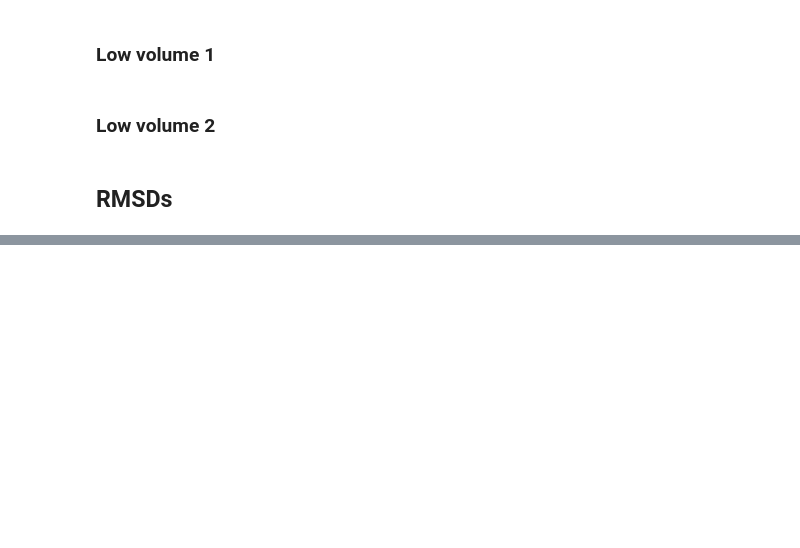
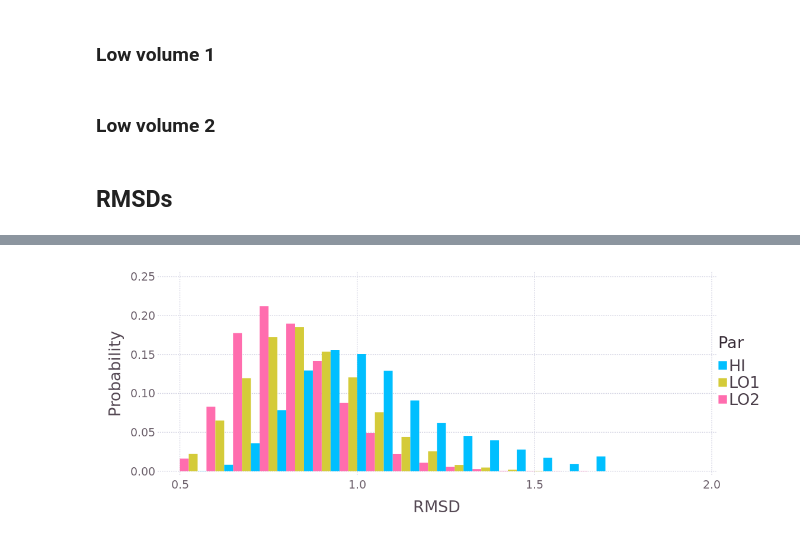
Before and after one commit to pgbarletta/reold_lbp, a Jupyter notebook: src/1vgv_4xcp.ipynb, the cells around one changed output, grey strips where cells are left out. Drawn from its saved outputs; the diff is of its cells as text; code cells hidden in the pictures; blank space fills up the shorter version.

```diff
--- a/src/1vgv_4xcp.ipynb
+++ b/src/1vgv_4xcp.ipynb
@@ -380,14 +396,28 @@ df_his_rms = DataFrame(Probability = [ his_hi_lo1 ; his_hi_lo2 ; his_lo1_lo2 ],
 # %%
+bin_rms = collect(0.5:.075:1.75)
+
+# Histograma ponderado
+his_hi, bin_hi = WeightedHist(rmsd_hi_avg, bin_rms, fill(1., length(rmsd_hi_avg)), true);
+his_lo1, bin_lo1 = WeightedHist(rmsd_lo1_avg, bin_rms, fill(1., length(rmsd_lo1_avg)), true);
+his_lo2, bin_lo2 = WeightedHist(rmsd_lo2_avg, bin_rms, fill(1., length(rmsd_lo2_avg)), true);
+
+df_his_rms = DataFrame(Probability = [ his_hi ; his_lo1 ; his_lo2 ],
+    RMSD = [ bin_hi ; bin_lo1 ; bin_lo2 ],
+    Par = [ fill("HI", length(his_hi)) ;
+        fill("LO1", length(his_lo1)) ; fill("LO2", length(his_lo2)) ]);
+
 pdf_his_rms = plot(df_his_rms, x = "RMSD", y = "Probability", color = "Par",
     Geom.bar(position = :dodge),
     #Guide.title("Cut"),
 
-    #Coord.cartesian(xmin = -1., xmax = 1., ymin = -1., ymax = 1.),
+    Coord.cartesian(xmin = .45, xmax = 2.),
     #Guide.xlabel("Frecuency (cm<sup>-1</sup>)"),
     #Guide.ylabel("δV * Probability", orientation=:vertical),
     #Guide.xticks(ticks=collect(-1:.2:1)),
     #Guide.yticks(ticks=collect(-1:.2:1)),
 
     Theme(bar_spacing=0pt, grid_line_width = 1pt,
         minor_label_font_size = 14pt, major_label_font_size = 20pt,
         key_title_font_size = 20pt, key_label_font_size = 20pt))
+# %% [output]
+[figure, added]
```
Also changed, not shown: parts of 1 cell of this notebook.
